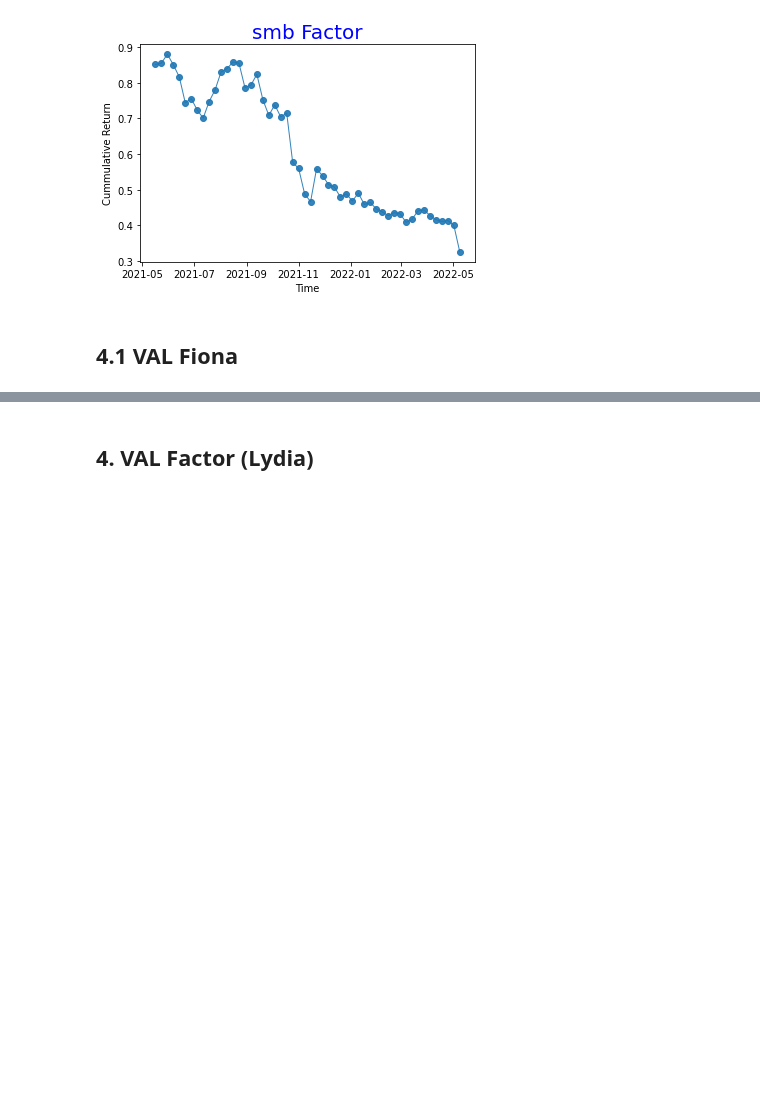
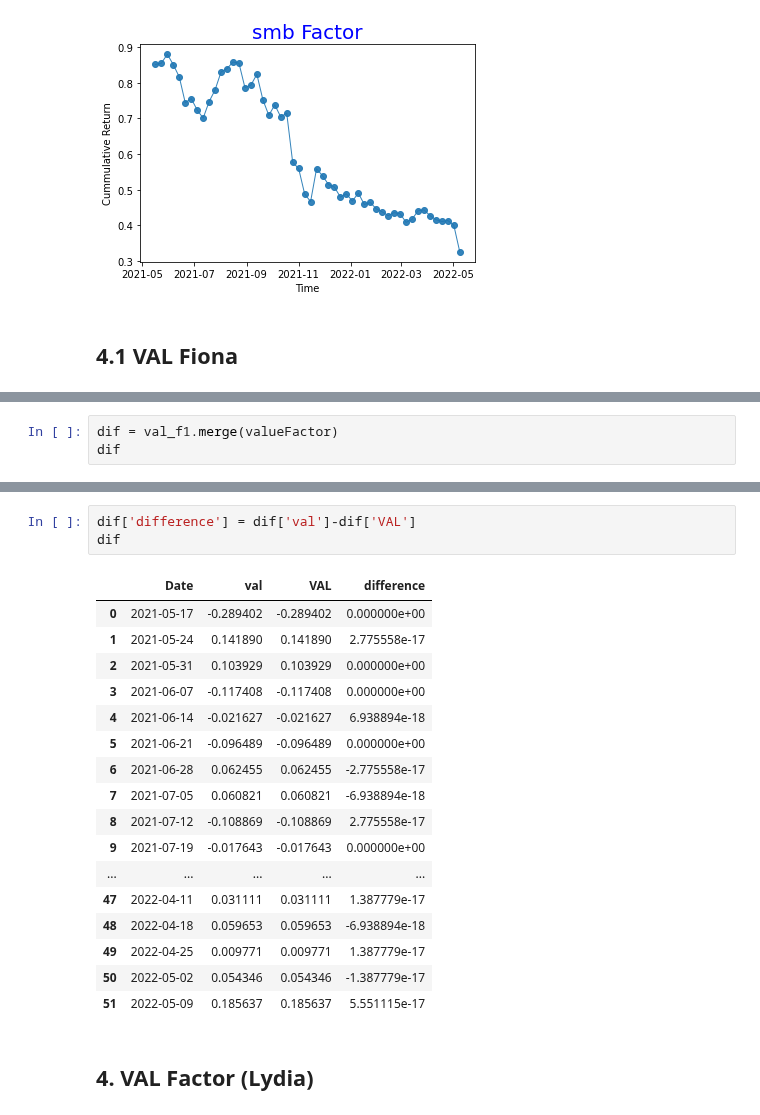
Before and after one commit to PracticumCrypto/C5-Analyzer, a Jupyter notebook: Deliver_version.ipynb, the cells around one changed output, grey strips where cells are left out. Cells and saved outputs as stored; diff of their text form; blank space fills up the shorter version.

```diff
--- a/Deliver_version.ipynb
+++ b/Deliver_version.ipynb
@@ -428,0 +423,3 @@ Name: LargeVALReturn, dtype: float64
+# %%
+dif = val_f1.merge(valueFactor)
+dif
@@ -429,3 +444,24 @@ Name: LargeVALReturn, dtype: float64
+# %%
+dif['difference'] = dif['val']-dif['VAL']
+dif
+# %% [output]
+|  | Date | val | VAL | difference |
+| 0 | 2021-05-17 | -0.289402 | -0.289402 | 0.000000e+00 |
+| 1 | 2021-05-24 | 0.141890 | 0.141890 | 2.775558e-17 |
+| 2 | 2021-05-31 | 0.103929 | 0.103929 | 0.000000e+00 |
+| 3 | 2021-06-07 | -0.117408 | -0.117408 | 0.000000e+00 |
+| 4 | 2021-06-14 | -0.021627 | -0.021627 | 6.938894e-18 |
+| 5 | 2021-06-21 | -0.096489 | -0.096489 | 0.000000e+00 |
+| 6 | 2021-06-28 | 0.062455 | 0.062455 | -2.775558e-17 |
+| 7 | 2021-07-05 | 0.060821 | 0.060821 | -6.938894e-18 |
+| 8 | 2021-07-12 | -0.108869 | -0.108869 | 2.775558e-17 |
+| 9 | 2021-07-19 | -0.017643 | -0.017643 | 0.000000e+00 |
+| ... | ... | ... | ... | ... |
+| 47 | 2022-04-11 | 0.031111 | 0.031111 | 1.387779e-17 |
+| 48 | 2022-04-18 | 0.059653 | 0.059653 | -6.938894e-18 |
+| 49 | 2022-04-25 | 0.009771 | 0.009771 | 1.387779e-17 |
+| 50 | 2022-05-02 | 0.054346 | 0.054346 | -1.387779e-17 |
+| 51 | 2022-05-09 | 0.185637 | 0.185637 | 5.551115e-17 |
 # %% [markdown]
 ## 4. VAL Factor (Lydia)
 # %% [markdown]
```
Also changed, not shown: parts of 9 cells of this notebook.
